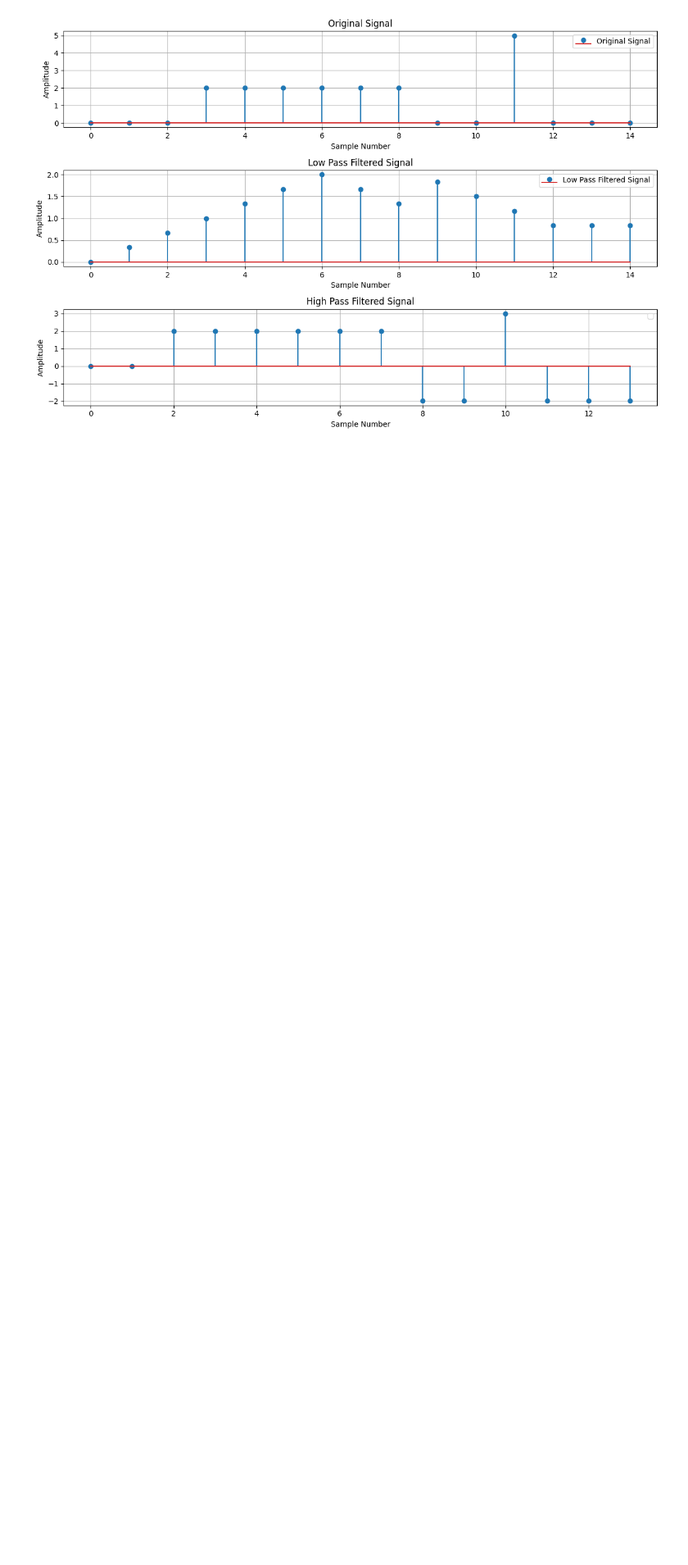
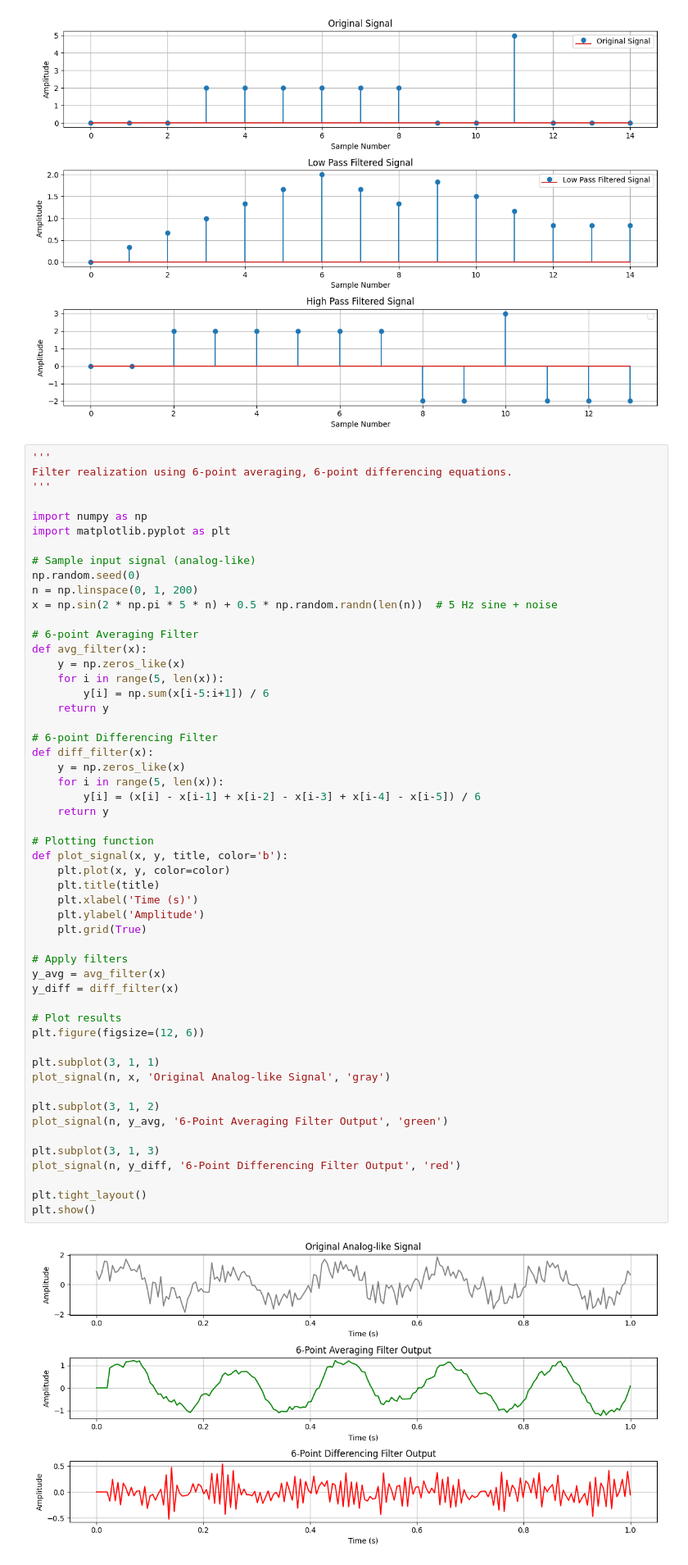
Before and after one commit to s-a-sakib/DSP-Lab-Solve, a Jupyter notebook: DSP_Practise/Question_8.ipynb, the cells around one changed output. Shown: that part at 82% size. Cells and saved outputs as stored; diff of their text form; blank space fills up the shorter version.

```diff
--- a/DSP_Practise/Question_8.ipynb
+++ b/DSP_Practise/Question_8.ipynb
@@ -156,3 +156,58 @@ plt.tight_layout()
 plt.show()
 # %% [output]
 [figure]
+# %%
+'''
+Filter realization using 6-point averaging, 6-point differencing equations.
+'''
+
+import numpy as np
+import matplotlib.pyplot as plt
+
+# Sample input signal (analog-like)
+np.random.seed(0)
+n = np.linspace(0, 1, 200)
+x = np.sin(2 * np.pi * 5 * n) + 0.5 * np.random.randn(len(n))  # 5 Hz sine + noise
+
+# 6-point Averaging Filter
+def avg_filter(x):
+    y = np.zeros_like(x)
+    for i in range(5, len(x)):
+        y[i] = np.sum(x[i-5:i+1]) / 6
+    return y
+
+# 6-point Differencing Filter
+def diff_filter(x):
+    y = np.zeros_like(x)
+    for i in range(5, len(x)):
+        y[i] = (x[i] - x[i-1] + x[i-2] - x[i-3] + x[i-4] - x[i-5]) / 6
+    return y
+
+# Plotting function
+def plot_signal(x, y, title, color='b'):
+    plt.plot(x, y, color=color)
+    plt.title(title)
+    plt.xlabel('Time (s)')
+    plt.ylabel('Amplitude')
+    plt.grid(True)
+
+# Apply filters
+y_avg = avg_filter(x)
+y_diff = diff_filter(x)
+
+# Plot results
+plt.figure(figsize=(12, 6))
+
+plt.subplot(3, 1, 1)
+plot_signal(n, x, 'Original Analog-like Signal', 'gray')
+
+plt.subplot(3, 1, 2)
+plot_signal(n, y_avg, '6-Point Averaging Filter Output', 'green')
+
+plt.subplot(3, 1, 3)
+plot_signal(n, y_diff, '6-Point Differencing Filter Output', 'red')
+
+plt.tight_layout()
+plt.show()
+# %% [output]
+[figure, added]
```
Also changed, not shown: 45 other files.
